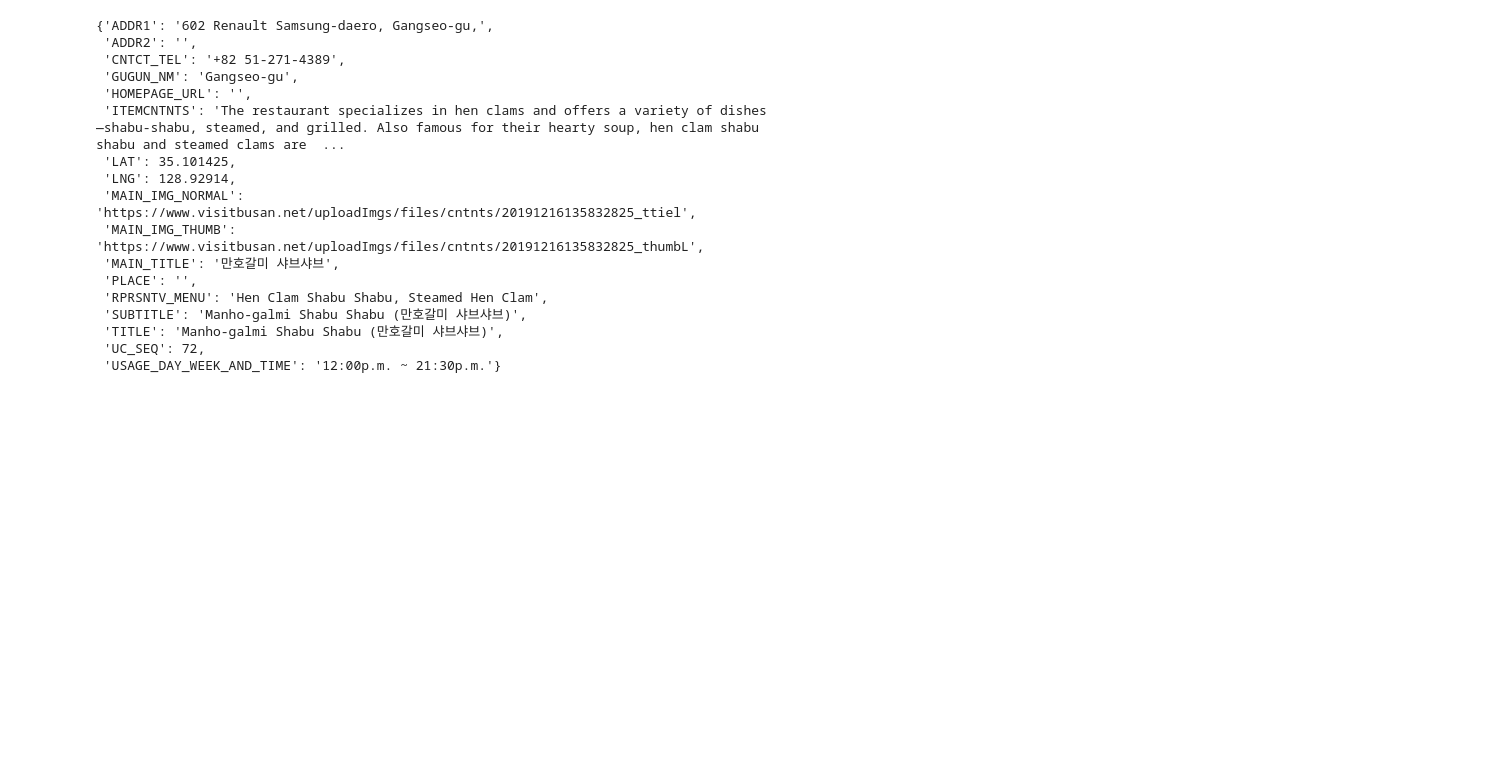
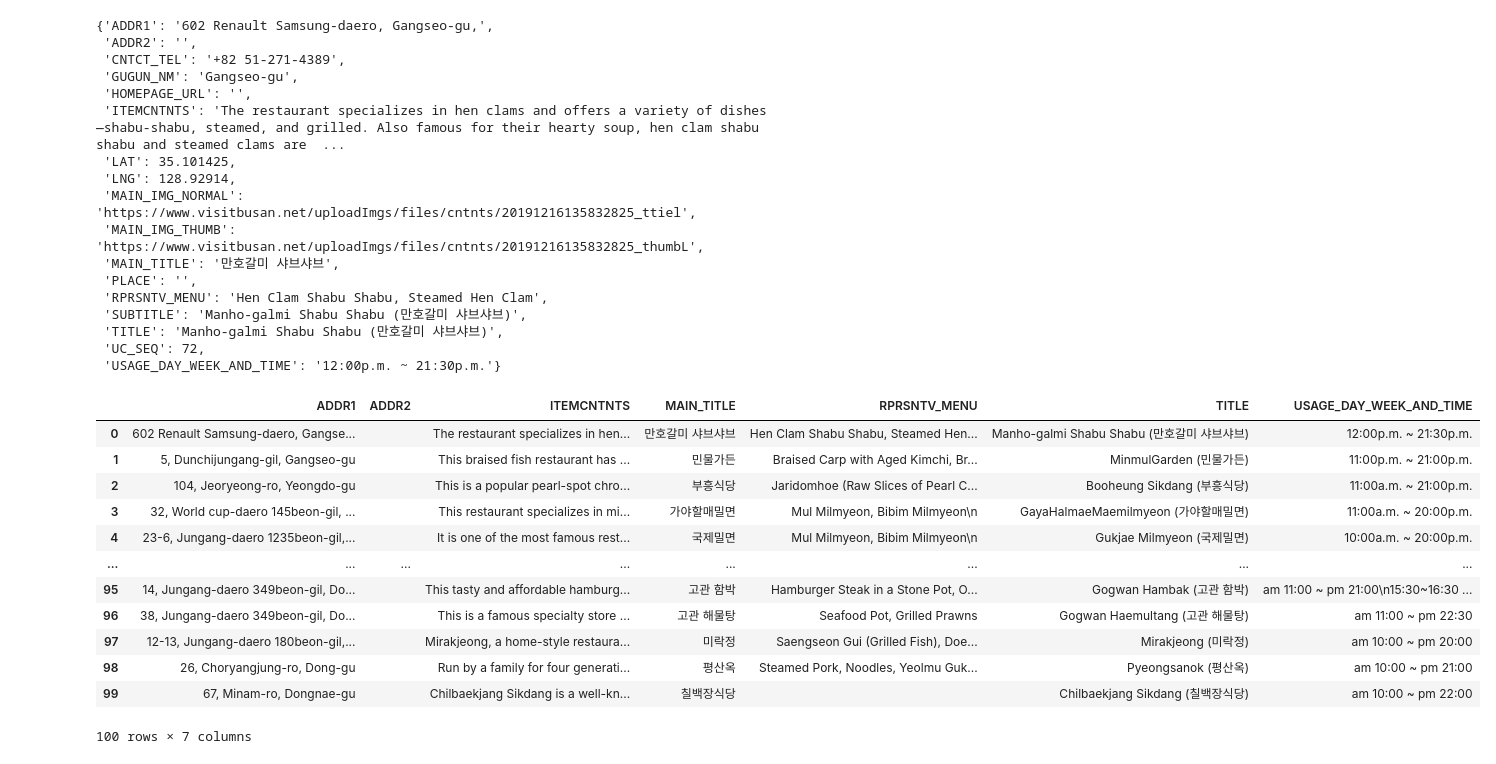
Before and after one commit to Ko4rii/Class2022Spring, a Jupyter notebook: 20220328.ipynb, the cells around one changed output. Cells and saved outputs as stored; diff of their text form; code cells hidden in the pictures; blank space fills up the shorter version.

```diff
--- a/20220328.ipynb
+++ b/20220328.ipynb
@@ -74,3 +78,37 @@ items[0]
  'TITLE': 'Manho-galmi Shabu Shabu (만호갈미 샤브샤브)',
  'UC_SEQ': 72,
  'USAGE_DAY_WEEK_AND_TIME': '12:00p.m. ~ 21:30p.m.'}
+# %%
+ADDR1 = [item['ADDR1'] for item in items]
+ADDR2 = [item['ADDR2'] for item in items]
+ITEMCNTNTS = [item['ITEMCNTNTS'] for item in items]
+MAIN_TITLE = [item['MAIN_TITLE'] for item in items]
+RPRSNTV_MENU = [item['RPRSNTV_MENU'] for item in items]
+TITLE = [item['TITLE'] for item in items]
+USAGE_DAY_WEEK_AND_TIME = [item['USAGE_DAY_WEEK_AND_TIME'] for item in items]
+
+ADDR1 = pd.Series(ADDR1)
+ADDR2 = pd.Series(ADDR2)
+ITEMCNTNTS = pd.Series(ITEMCNTNTS)
+MAIN_TITLE = pd.Series(MAIN_TITLE)
+RPRSNTV_MENU = pd.Series(RPRSNTV_MENU)
+TITLE = pd.Series(TITLE)
+USAGE_DAY_WEEK_AND_TIME = pd.Series(USAGE_DAY_WEEK_AND_TIME)
+
+df = pd.DataFrame({'ADDR1': ADDR1, 'ADDR2': ADDR2, 'ITEMCNTNTS': ITEMCNTNTS, 'MAIN_TITLE': MAIN_TITLE, 'RPRSNTV_MENU': RPRSNTV_MENU, 'TITLE': TITLE, 'USAGE_DAY_WEEK_AND_TIME': USAGE_DAY_WEEK_AND_TIME})
+# %%
+df
+# %% [output]
+|  | ADDR1 | ADDR2 | ITEMCNTNTS | MAIN_TITLE | RPRSNTV_MENU | TITLE | USAGE_DAY_WEEK_AND_TIME |
+| 0 | 602 Renault Samsung-daero, Gangse... |  | The restaurant specializes in hen... | 만호갈미 샤브샤브 | Hen Clam Shabu Shabu, Steamed Hen... | Manho-galmi Shabu Shabu (만호갈미 샤브샤브) | 12:00p.m. ~ 21:30p.m. |
+| 1 | 5, Dunchijungang-gil, Gangseo-gu |  | This braised fish restaurant has ... | 민물가든 | Braised Carp with Aged Kimchi, Br... | MinmulGarden (민물가든) | 11:00p.m. ~ 21:00p.m. |
+| 2 | 104, Jeoryeong-ro, Yeongdo-gu |  | This is a popular pearl-spot chro... | 부흥식당 | Jaridomhoe (Raw Slices of Pearl C... | Booheung Sikdang (부흥식당) | 11:00a.m. ~ 21:00p.m. |
+| 3 | 32, World cup-daero 145beon-gil, ... |  | This restaurant specializes in mi... | 가야할매밀면 | Mul Milmyeon, Bibim Milmyeon\n | GayaHalmaeMaemilmyeon (가야할매밀면) | 11:00a.m. ~ 20:00p.m. |
+| 4 | 23-6, Jungang-daero 1235beon-gil,... |  | It is one of the most famous rest... | 국제밀면 | Mul Milmyeon, Bibim Milmyeon\n | Gukjae Milmyeon (국제밀면) | 10:00a.m. ~ 20:00p.m. |
+| ... | ... | ... | ... | ... | ... | ... | ... |
+| 95 | 14, Jungang-daero 349beon-gil, Do... |  | This tasty and affordable hamburg... | 고관 함박 | Hamburger Steak in a Stone Pot, O... | Gogwan Hambak (고관 함박) | am 11:00 ~ pm 21:00\n15:30~16:30 ... |
+| 96 | 38, Jungang-daero 349beon-gil, Do... |  | This is a famous specialty store ... | 고관 해물탕 | Seafood Pot, Grilled Prawns | Gogwan Haemultang (고관 해물탕) | am 11:00 ~ pm 22:30 |
+| 97 | 12-13, Jungang-daero 180beon-gil,... |  | Mirakjeong, a home-style restaura... | 미락정 | Saengseon Gui (Grilled Fish), Doe... | Mirakjeong (미락정) | am 10:00 ~ pm 20:00 |
+| 98 | 26, Choryangjung-ro, Dong-gu |  | Run by a family for four generati... | 평산옥 | Steamed Pork, Noodles, Yeolmu Guk... | Pyeongsanok (평산옥) | am 10:00 ~ pm 21:00 |
+| 99 | 67, Minam-ro, Dongnae-gu |  | Chilbaekjang Sikdang is a well-kn... | 칠백장식당 |  | Chilbaekjang Sikdang (칠백장식당) | am 10:00 ~ pm 22:00 |
+100 rows × 7 columns
```
Also changed, not shown: parts of 3 cells of this notebook.
